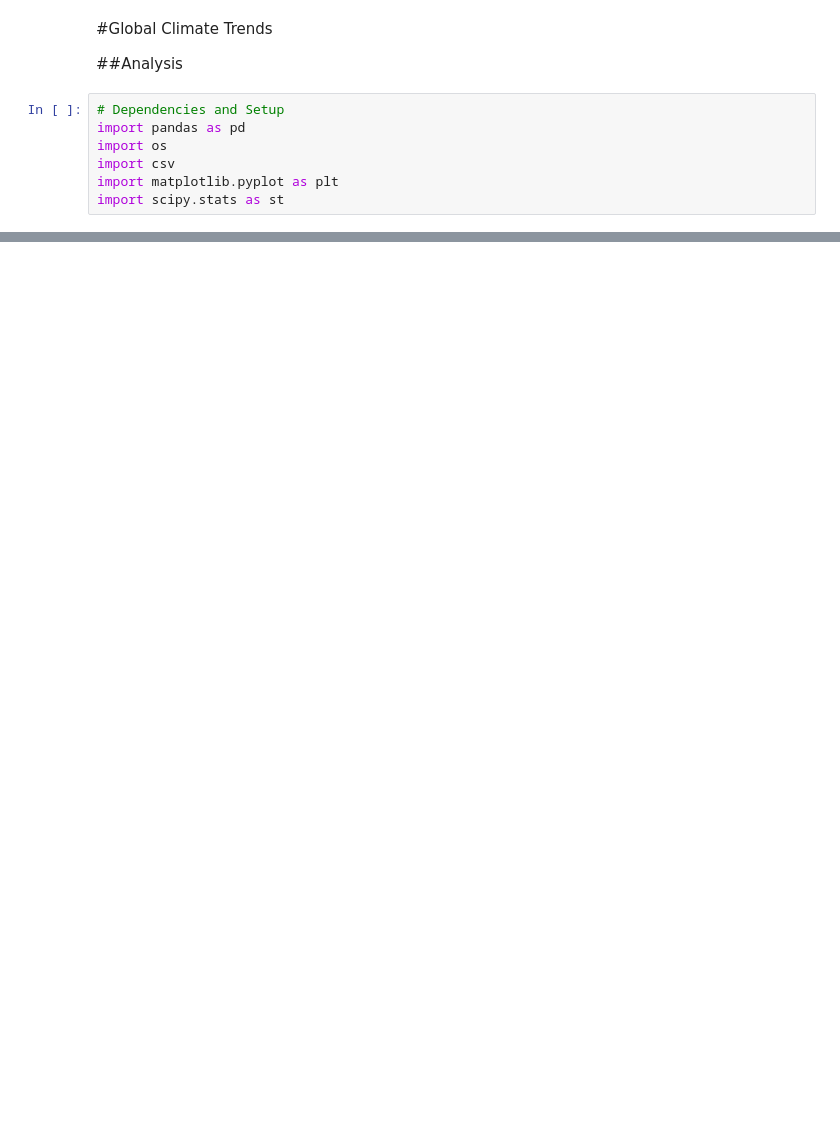
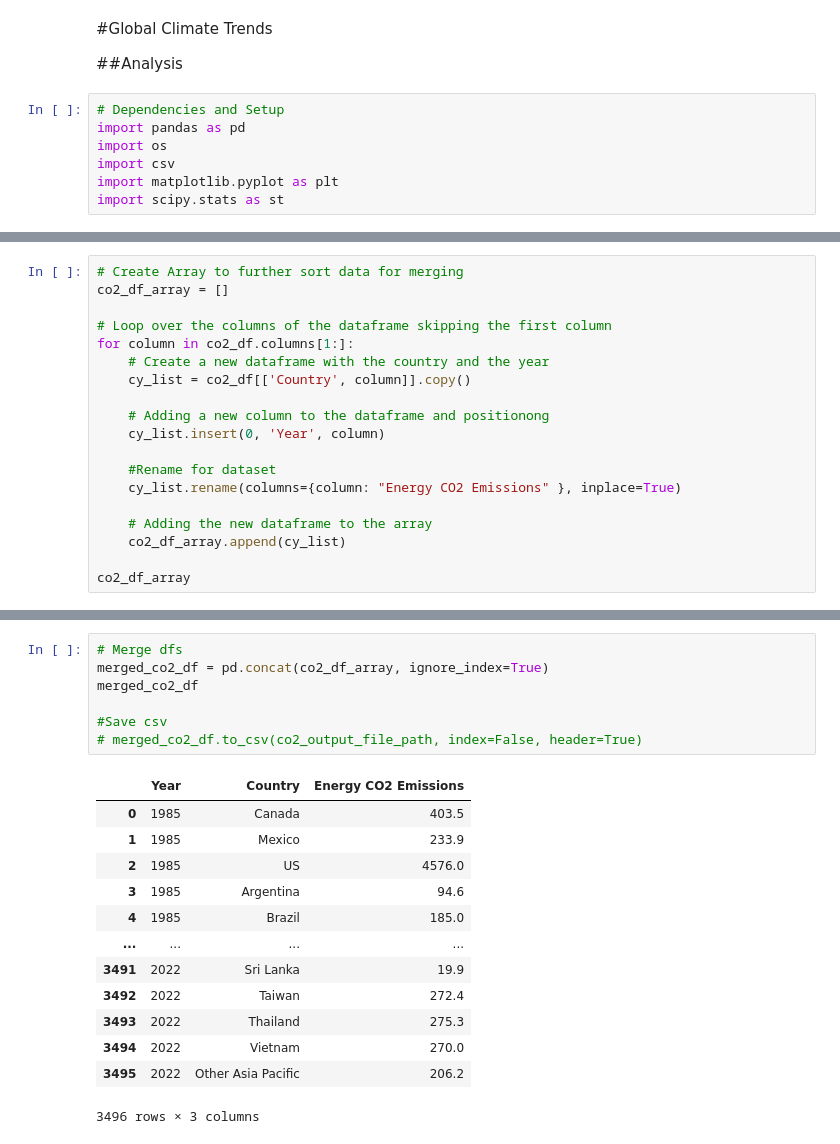
Before and after one commit to maddiebowman/Global_Climate_Change_Trends, a Jupyter notebook: GlobalClimateTrends.ipynb, the cells around one changed output, grey strips where cells are left out. Drawn from its saved outputs; the diff is of its cells as text; blank space fills up the shorter version.

```diff
--- a/GlobalClimateTrends.ipynb
+++ b/GlobalClimateTrends.ipynb
@@ -35,3 +63,22 @@ capita_df
 | 89 | Vietnam | 3.7 | 3.9 | 4.3 | 4.2 | 3.9 | 4.1 | 4.1 | 4.4 | 5.0 | ... | ... |
 | 90 | Other Asia Pacific | 19.9 | 19.9 | 19.0 | 18.9 | 18.1 | 17.4 | 16.5 | 14.6 | 13.5 | ... | ... |
 91 rows × 39 columns
+# %%
+# Create Array to further sort data for merging
+co2_df_array = []
+
+# Loop over the columns of the dataframe skipping the first column
+for column in co2_df.columns[1:]:
+    # Create a new dataframe with the country and the year
+    cy_list = co2_df[['Country', column]].copy()
+
+    # Adding a new column to the dataframe and positionong
+    cy_list.insert(0, 'Year', column)
+
+    #Rename for dataset
+    cy_list.rename(columns={column: "Energy CO2 Emissions" }, inplace=True)
+
+    # Adding the new dataframe to the array
+    co2_df_array.append(cy_list)
+
+co2_df_array
@@ -38 +103,22 @@ capita_df
+# %%
+# Merge dfs
+merged_co2_df = pd.concat(co2_df_array, ignore_index=True)
+merged_co2_df
+
+#Save csv
+# merged_co2_df.to_csv(co2_output_file_path, index=False, header=True)
+# %% [output]
+|  | Year | Country | Energy CO2 Emissions |
+| 0 | 1985 | Canada | 403.5 |
+| 1 | 1985 | Mexico | 233.9 |
+| 2 | 1985 | US | 4576.0 |
+| 3 | 1985 | Argentina | 94.6 |
+| 4 | 1985 | Brazil | 185.0 |
+| ... | ... | ... | ... |
+| 3491 | 2022 | Sri Lanka | 19.9 |
+| 3492 | 2022 | Taiwan | 272.4 |
+| 3493 | 2022 | Thailand | 275.3 |
+| 3494 | 2022 | Vietnam | 270.0 |
+| 3495 | 2022 | Other Asia Pacific | 206.2 |
+3496 rows × 3 columns
 # %%
```
Also changed, not shown: parts of 9 cells of this notebook, 12 other files.
